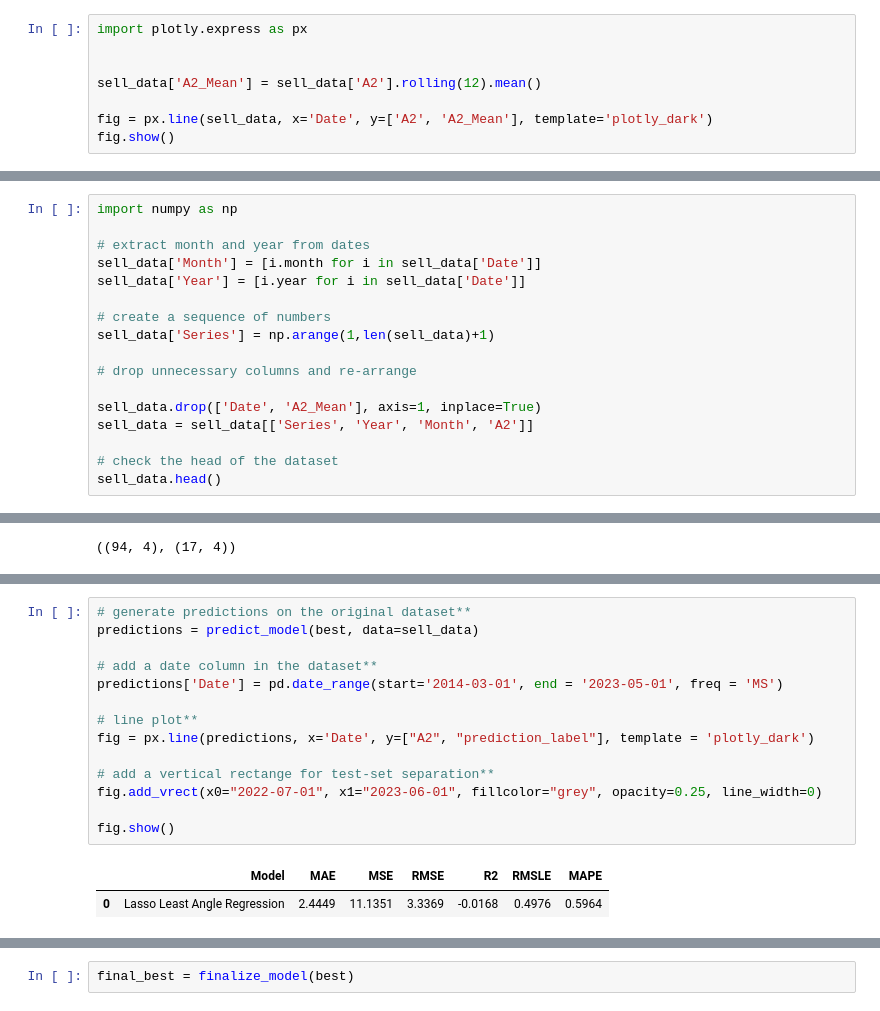
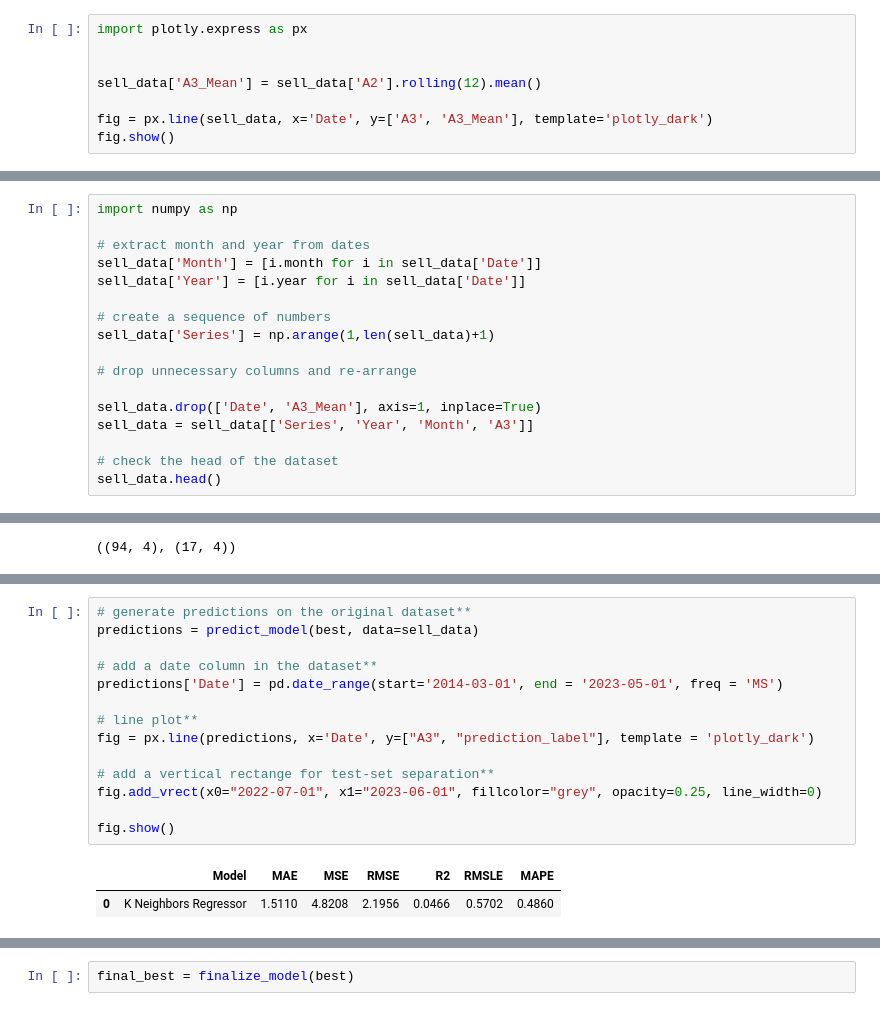
Before and after one commit to MKarimi21/ChargoonCompany, a Jupyter notebook: 40204/Forecasting/03_SellForecasting4A3.ipynb, the cells around one changed output, grey strips where cells are left out. Saved outputs shown, nothing was run; the diff lists cells and outputs as text.

```diff
--- a/40204/Forecasting/03_SellForecasting4A3.ipynb
+++ b/40204/Forecasting/03_SellForecasting4A3.ipynb
@@ -29,8 +29,8 @@ Name: A2, dtype: float64
 import plotly.express as px
 
 
-sell_data['A2_Mean'] = sell_data['A2'].rolling(12).mean()
+sell_data['A3_Mean'] = sell_data['A2'].rolling(12).mean()
 
-fig = px.line(sell_data, x='Date', y=['A2', 'A2_Mean'], template='plotly_dark')
+fig = px.line(sell_data, x='Date', y=['A3', 'A3_Mean'], template='plotly_dark')
 fig.show()
 # %% [markdown]
@@ -47,8 +47,8 @@ sell_data['Series'] = np.arange(1,len(sell_data)+1)
 
 # drop unnecessary columns and re-arrange
 
-sell_data.drop(['Date', 'A2_Mean'], axis=1, inplace=True)
-sell_data = sell_data[['Series', 'Year', 'Month', 'A2']]
+sell_data.drop(['Date', 'A3_Mean'], axis=1, inplace=True)
+sell_data = sell_data[['Series', 'Year', 'Month', 'A3']]
 
 # check the head of the dataset
 sell_data.head()
@@ -104,20 +124,20 @@ prediction_holdout = predict_model(best);
 # %%
 # generate predictions on the original dataset**
 predictions = predict_model(best, data=sell_data)
 
 # add a date column in the dataset**
 predictions['Date'] = pd.date_range(start='2014-03-01', end = '2023-05-01', freq = 'MS')
 
 # line plot**
-fig = px.line(predictions, x='Date', y=["A2", "prediction_label"], template = 'plotly_dark')
+fig = px.line(predictions, x='Date', y=["A3", "prediction_label"], template = 'plotly_dark')
 
 # add a vertical rectange for test-set separation**
 fig.add_vrect(x0="2022-07-01", x1="2023-06-01", fillcolor="grey", opacity=0.25, line_width=0)
 
 fig.show()
 # %% [output]
 |  | Model | MAE | MSE | RMSE | R2 | RMSLE | MAPE |
-| 0 | Lasso Least Angle Regression | 2.4449 | 11.1351 | 3.3369 | -0.0168 | 0.4976 | 0.5964 |
+| 0 | K Neighbors Regressor | 1.5110 | 4.8208 | 2.1956 | 0.0466 | 0.5702 | 0.4860 |
 # %%
 predictions
 # %% [output]
```
Also changed, not shown: parts of 8 cells of this notebook.
